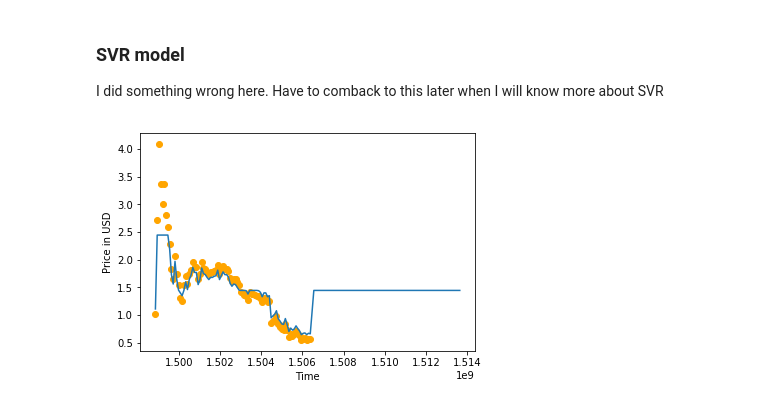
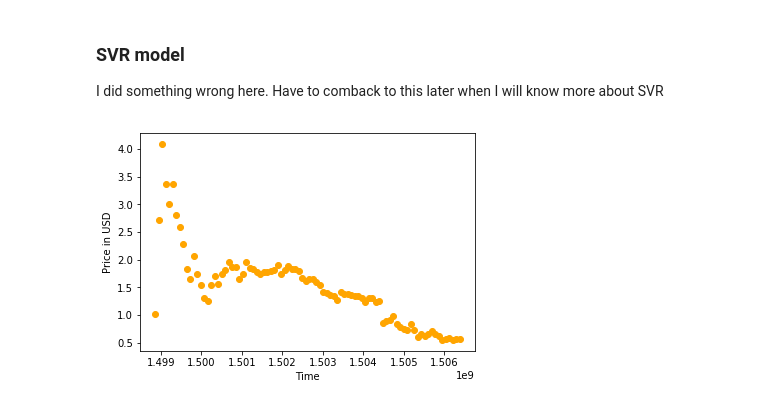
Before and after one commit to lzenczuk/ml_playground, a Jupyter notebook: eos/Eos price prediction.ipynb, the cells around one changed output. Saved outputs shown, nothing was run; the diff lists cells and outputs as text; code cells hidden in the pictures.

```diff
--- a/eos/Eos price prediction.ipynb
+++ b/eos/Eos price prediction.ipynb
@@ -64,16 +64,23 @@ I did something wrong here. Have to comback to this later when I will know more
 # %%
 from sklearn.svm import SVR
 
-price_pred1 = SVR().fit(ts, price).predict(tsf)
+clf = SVR(C=0.5, gamma=0.00000005, degree=5, kernel='poly')
+clf.fit(ts, price)
+
+#print clf.get_params()
+
+price_pred1 = clf.predict(tsf)
 # Something is wrong - no result
 #price_pred2 = SVR(kernel='poly', C=1e3, degree=2).fit(ts, price).predict(tsf)
+
+#display(price_pred1)
 
 fig, ax = plt.subplots()
 ax.scatter(ts, price, color='orange')
 ax.plot(tsf, price_pred1)
 # ax.plot(tsf, price_pred2)
 ax.set_xlabel('Time')
 ax.set_ylabel('Price in USD')
 plt.show()
 # %% [output]
-[figure, old version]
+[figure, new version]
```
Also changed, not shown: 5 other files.
